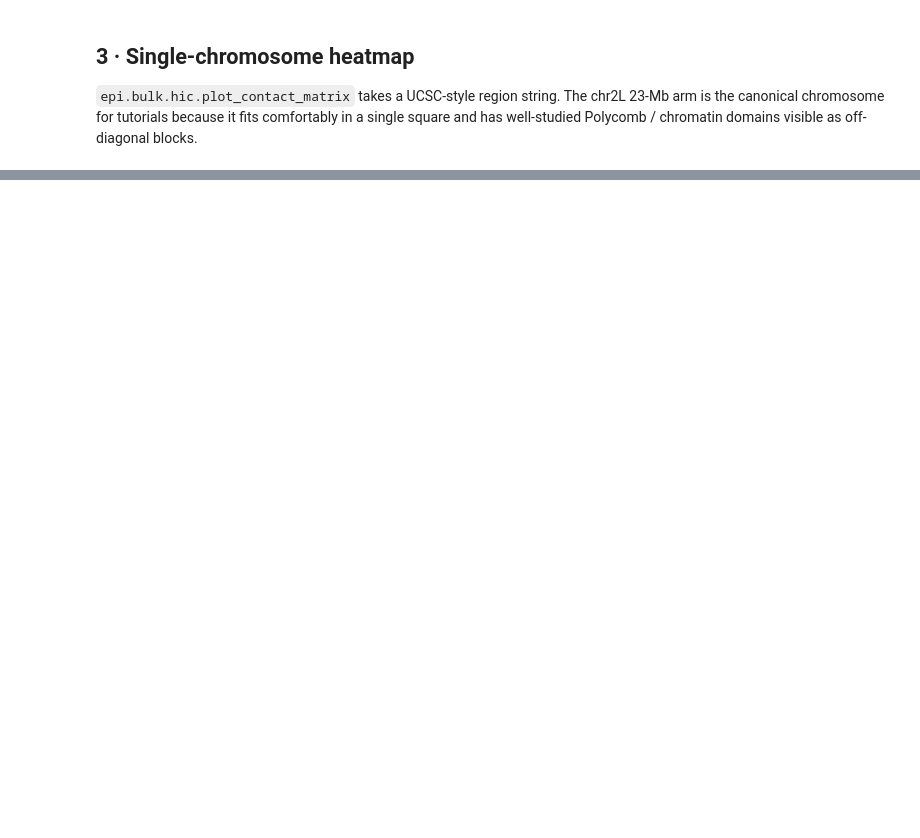
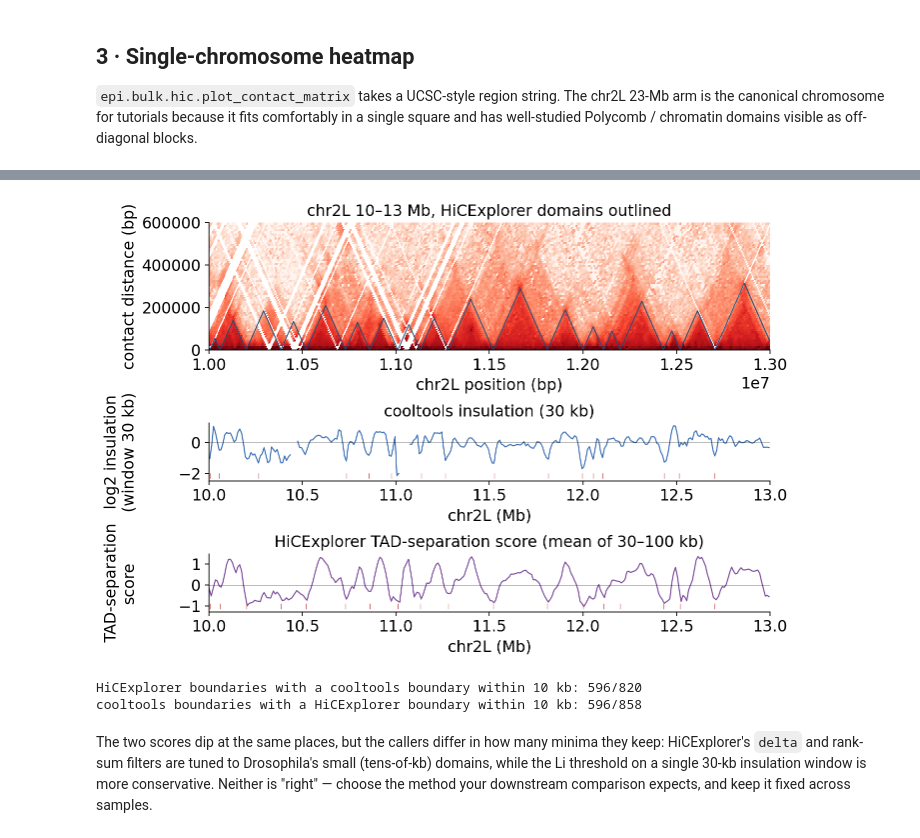
Before and after one commit to aristoteleo/epione, a Jupyter notebook: epione_guide/tutorials/bulk/t_hic_basics.ipynb, the cells around one changed output, grey strips where cells are left out. Saved outputs shown, nothing was run; the diff lists cells and outputs as text; code cells hidden in the pictures; blank space fills up the shorter version.

```diff
--- a/epione_guide/tutorials/bulk/t_hic_basics.ipynb
+++ b/epione_guide/tutorials/bulk/t_hic_basics.ipynb
@@ -246,0 +216,17 @@ of the same balanced `.cool`:
+# %%
+# a .cool converted from HiCExplorer carries no cooler-balance metadata, so tell
+# cooltools how many diagonals to ignore (2, as elsewhere in epione.bulk.hic)
+ins_ct = epi.bulk.hic.insulation(COOL, window_bp=[30_000, 100_000], ignore_diags=2)
+bnd_ct = epi.bulk.hic.tad_boundaries(ins_ct, window_bp=30_000)
+
+ins_hx = epi.bulk.hic.insulation(COOL, method='hicexplorer',
+                                 min_depth=30_000, max_depth=100_000, step=10_000)
+bnd_hx = epi.bulk.hic.tad_boundaries(ins_hx, threshold_comparisons=0.05, delta=0.01,
+                                     correct_for_multiple_testing='fdr')
+dom_hx = epi.bulk.hic.tad_domains(bnd_hx)
+
+print('cooltools  :', len(bnd_ct), 'boundaries')
+print('HiCExplorer:', len(bnd_hx), 'boundaries,', len(dom_hx), 'domains '
+      f'(median {int((dom_hx.end - dom_hx.start).median() / 1e3)} kb)')
+print('window columns:', [c for c in ins_hx.columns if c.startswith('tad_separation_score_')])
+bnd_hx.head()
@@ -246,0 +244,43 @@ of the same balanced `.cool`:
+# %%
+region, (r0, r1) = 'chr2L:10_000_000-13_000_000', (10_000_000, 13_000_000)
+fig, axes = plt.subplots(3, 1, figsize=(9, 6.4),
+                         gridspec_kw={'height_ratios': [2.2, 1, 1], 'hspace': 0.9})
+epi.pl.plot_contact_triangle(COOL, region, max_distance=600_000, log=True, ax=axes[0],
+                             colorbar=False, title='chr2L 10–13 Mb, HiCExplorer domains outlined')
+# outline each HiCExplorer domain as a triangle (the pyramid's axes are in bp)
+for _, d in dom_hx[(dom_hx.chrom == 'chr2L') & (dom_hx.end > r0) & (dom_hx.start < r1)].iterrows():
+    axes[0].plot([d.start, (d.start + d.end) / 2, d.end], [0, d.end - d.start, 0],
+                 color='#1f4e79', lw=0.9)
+axes[0].set_ylim(0, 600_000)
+epi.pl.plot_insulation(ins_ct, chromosome='chr2L', window_bp=30_000, region_start=r0,
+                       region_end=r1, boundaries_df=bnd_ct, ax=axes[1], title='cooltools insulation (30 kb)')
+epi.pl.plot_insulation(ins_hx, chromosome='chr2L', region_start=r0, region_end=r1,
+                       boundaries_df=bnd_hx, ax=axes[2], color='#7a4a99',
+                       title='HiCExplorer TAD-separation score (mean of 30–100 kb)')
+for ax in axes[1:]:
+    ax.set_xlim(r0 / 1e6, r1 / 1e6)
+fig.align_ylabels(axes)
+plt.show()
+# %% [output]
+[figure, added]
+# %%
+# How often do the two methods call the same boundary (within one bin)?
+def centre(df):
+    return {c: np.sort(((g.start + g.end) // 2).to_numpy()) for c, g in df.groupby('chrom')}
+
+c_ct, c_hx = centre(bnd_ct), centre(bnd_hx)
+def matched(a, b, tol=10_000):
+    return sum(int(np.min(np.abs(b.get(c, np.array([np.inf])) - x)) <= tol) for c in a for x in a[c])
+
+n_ct, n_hx = sum(map(len, c_ct.values())), sum(map(len, c_hx.values()))
+print(f'HiCExplorer boundaries with a cooltools boundary within 10 kb: {matched(c_hx, c_ct)}/{n_hx}')
+print(f'cooltools boundaries with a HiCExplorer boundary within 10 kb: {matched(c_ct, c_hx)}/{n_ct}')
+# %% [output]
+HiCExplorer boundaries with a cooltools boundary within 10 kb: 596/820
+cooltools boundaries with a HiCExplorer boundary within 10 kb: 596/858
+# %% [markdown]
+The two scores dip at the same places, but the callers differ in how many minima they keep:
+HiCExplorer's `delta` and rank-sum filters are tuned to Drosophila's small (tens-of-kb) domains,
+while the Li threshold on a single 30-kb insulation window is more conservative. Neither is
+"right" — choose the method your downstream comparison expects, and keep it fixed across
+samples.
```
Also changed, not shown: parts of 30 cells of this notebook, 2 other files.
